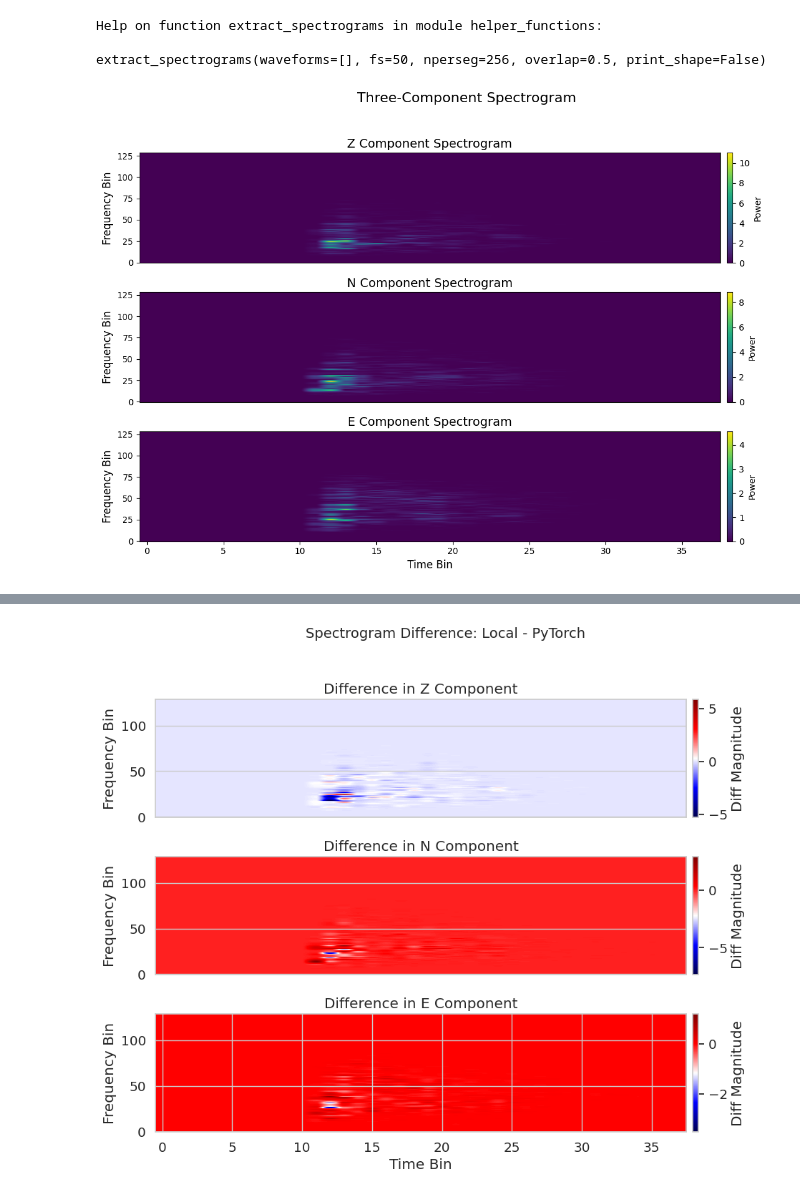
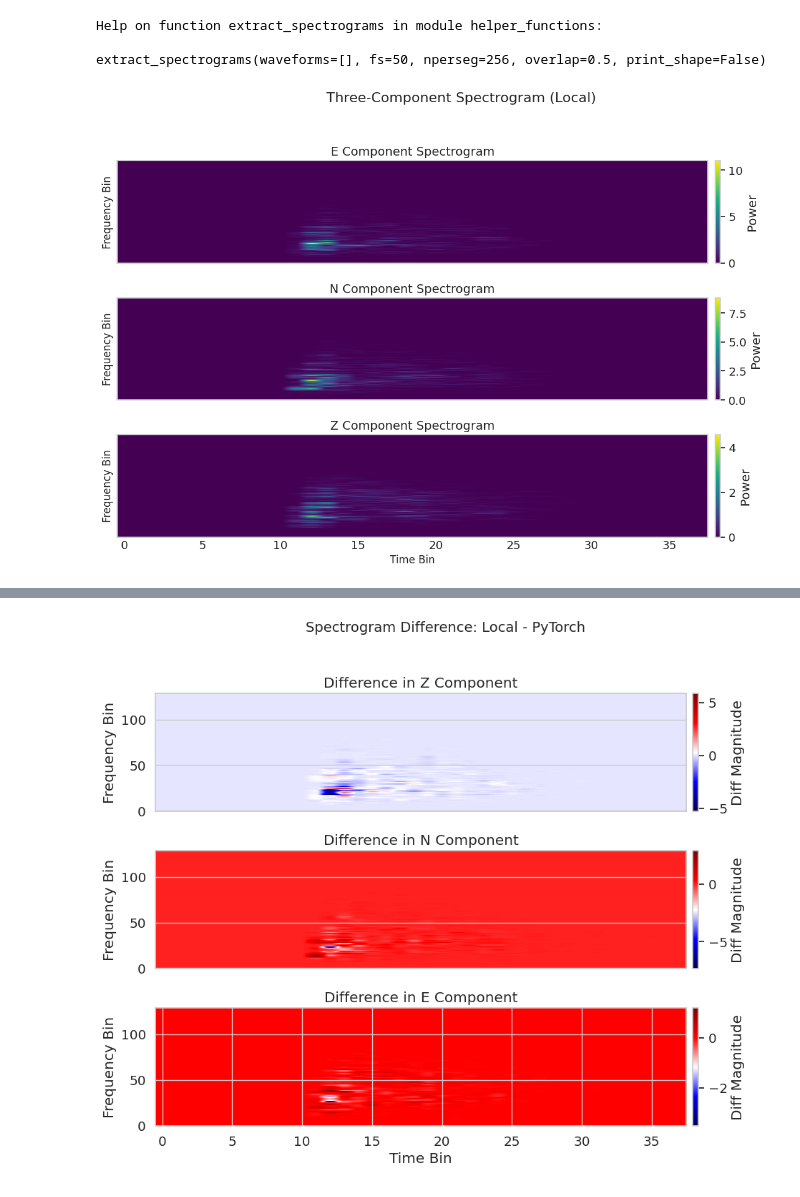
Before and after one commit to Akashkharita/PNW_Seismic_Event_Classification, a Jupyter notebook: deep_learning/comparing_with_seisbench_new.ipynb, the cells around one changed output, grey strips where cells are left out. Drawn from its saved outputs; the diff is of its cells as text; code cells hidden in the pictures.

```diff
--- a/deep_learning/comparing_with_seisbench_new.ipynb
+++ b/deep_learning/comparing_with_seisbench_new.ipynb
@@ -587,43 +587,57 @@ extract_spectrograms(waveforms=[], fs=50, nperseg=256, overlap=0.5, print_shape=
 # %%
 nperseg=256
 overlap=0.5
 fs = 50
 noverlap = int(nperseg * overlap)  # Calculate overlap
 f, t, _ = signal.spectrogram(norm, nperseg=nperseg, noverlap=noverlap, fs=fs)
 
 spec_local = extract_spectrograms(norm)
 
 
 # Assume `spectrogram` has shape (1, 3, 129, 38)
 # spectrogram = your_spectrogram_array
 # f, t = frequencies and times from signal.spectrogram
 
 components = ['Z', 'N', 'E']
 spec = spec_local[0]  # Remove batch dimension, now shape (3, 129, 38)
 
 # Assume `spectrogram` is a torch.Tensor of shape (1, 3, 129, 38)
 spec = spec_local[0] # shape: (3, 129, 38)
 
-components = ['Z', 'N', 'E']
+
+
+components = ['E', 'N', 'Z']
 
 plt.figure(figsize=(12, 8))
 
 for i in range(3):
-    plt.subplot(3, 1, i + 1)
-    plt.imshow(spec[i], aspect='auto', origin='lower', cmap='viridis')
-    plt.title(f"{components[i]} Component Spectrogram", fontsize=14)
-    plt.ylabel("Frequency Bin", fontsize=12)
-    plt.colorbar(label='Power', pad=0.01)
+    ax = plt.subplot(3, 1, i + 1)
+    im = ax.imshow(
+        spec[i],
+        aspect='auto',
+        origin='lower',
+        cmap='viridis'
+    )
+    ax.set_title(f"{components[i]} Component Spectrogram", fontsize=14)
+    ax.set_ylabel("Frequency Bin", fontsize=12)
+
+    # remove grid lines
+    ax.grid(False)                 # turn off the grid
+    ax.tick_params(axis='both', length=0)  # hide tick marks
+    ax.set_yticks([])              # comment out if you still want y-tick labels
+
+    plt.colorbar(im, ax=ax, label='Power', pad=0.01)
+
     if i == 2:
-        plt.xlabel("Time Bin", fontsize=12)
+        ax.set_xlabel("Time Bin", fontsize=12)
     else:
-        plt.xticks([])
+        ax.set_xticks([])
 
-plt.suptitle("Three-Component Spectrogram", fontsize=16)
+plt.suptitle("Three-Component Spectrogram (Local)", fontsize=16)
 plt.tight_layout(rect=[0, 0, 1, 0.95])
 plt.show()
 # %% [output]
-[figure, old version]
+[figure, new version]
 # %%
 def extract_spectrograms(waveforms = a, fs = fs, nperseg=256, overlap=0.5, print_shape = False):
     noverlap = int(nperseg * overlap)  # Calculate overlap
```
Also changed, not shown: parts of 25 cells of this notebook.
